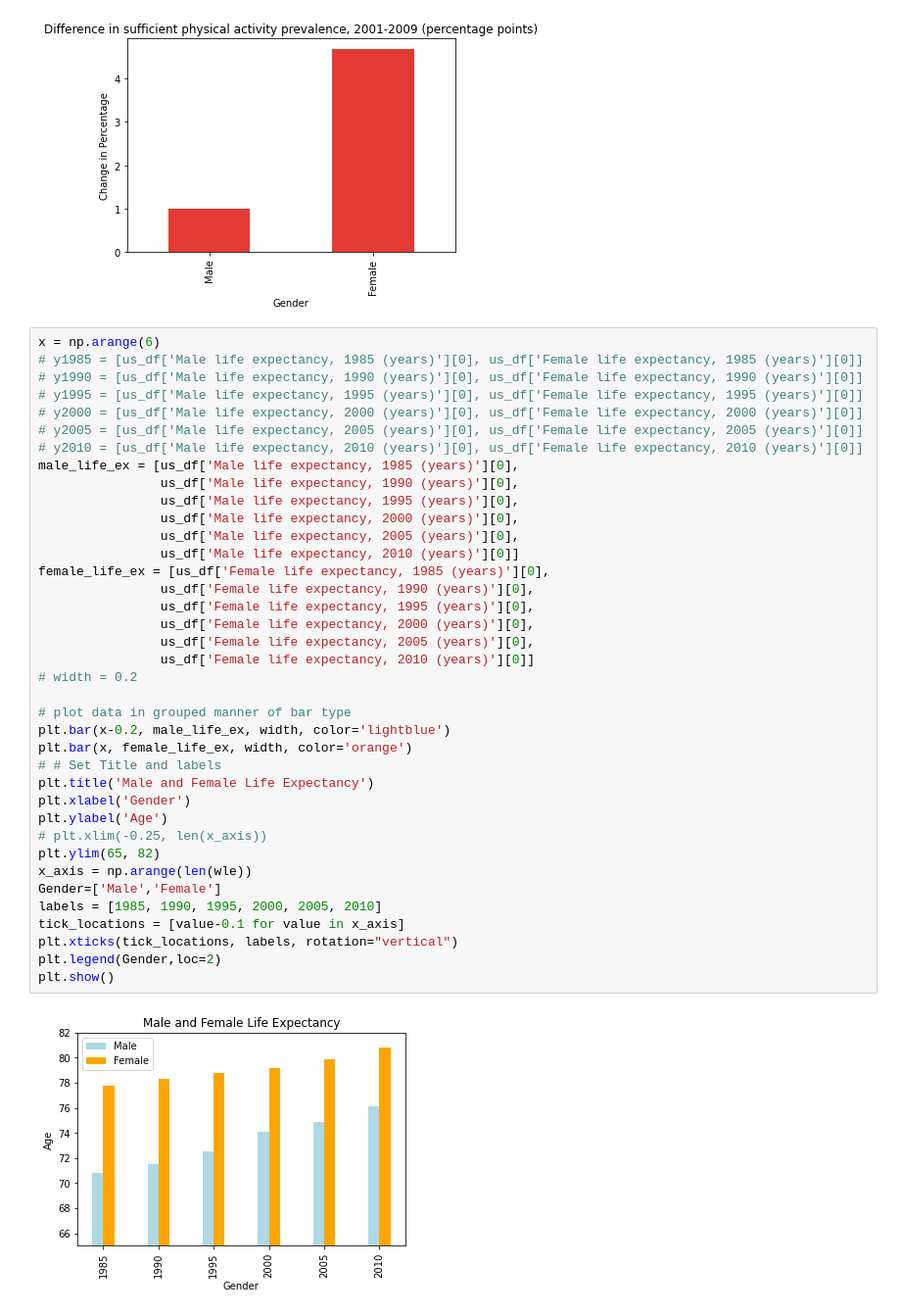
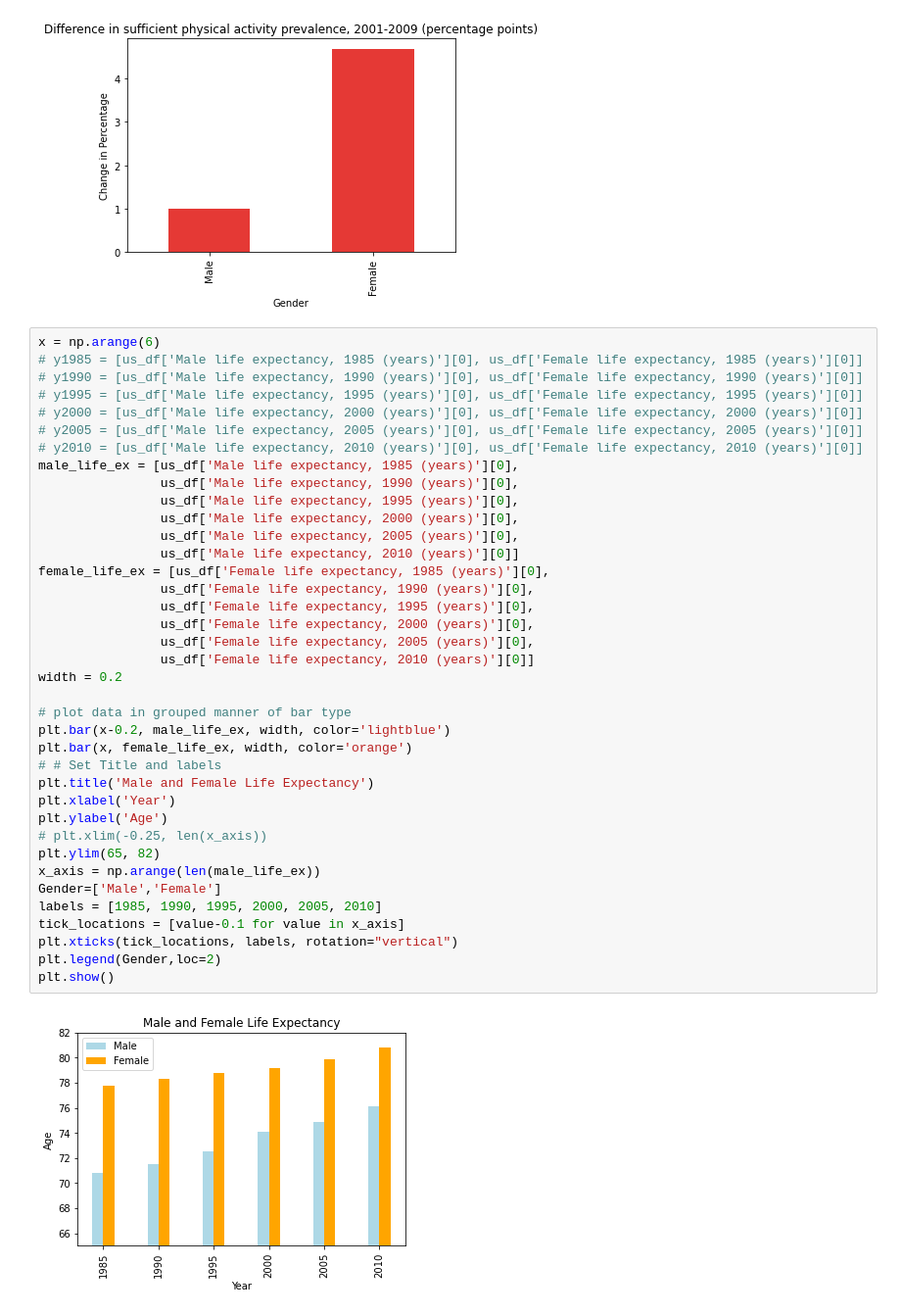
Before and after one commit to Mvillarreal88/State-of-Survival, a Jupyter notebook: Sandbox/Dillon/charts.ipynb, the cells around one changed output. Shown at 98% size. Saved outputs shown, nothing was run; the diff lists cells and outputs as text.

```diff
--- a/Sandbox/Dillon/charts.ipynb
+++ b/Sandbox/Dillon/charts.ipynb
@@ -364,34 +378,34 @@ x = np.arange(6)
 # y2005 = [us_df['Male life expectancy, 2005 (years)'][0], us_df['Female life expectancy, 2005 (years)'][0]]
 # y2010 = [us_df['Male life expectancy, 2010 (years)'][0], us_df['Female life expectancy, 2010 (years)'][0]]
 male_life_ex = [us_df['Male life expectancy, 1985 (years)'][0],
                 us_df['Male life expectancy, 1990 (years)'][0],
                 us_df['Male life expectancy, 1995 (years)'][0],
                 us_df['Male life expectancy, 2000 (years)'][0],
                 us_df['Male life expectancy, 2005 (years)'][0],
                 us_df['Male life expectancy, 2010 (years)'][0]]
 female_life_ex = [us_df['Female life expectancy, 1985 (years)'][0],
                 us_df['Female life expectancy, 1990 (years)'][0],
                 us_df['Female life expectancy, 1995 (years)'][0],
                 us_df['Female life expectancy, 2000 (years)'][0],
                 us_df['Female life expectancy, 2005 (years)'][0],
                 us_df['Female life expectancy, 2010 (years)'][0]]
-# width = 0.2
+width = 0.2
 
 # plot data in grouped manner of bar type
 plt.bar(x-0.2, male_life_ex, width, color='lightblue')
 plt.bar(x, female_life_ex, width, color='orange')
 # # Set Title and labels
 plt.title('Male and Female Life Expectancy')
-plt.xlabel('Gender')
+plt.xlabel('Year')
 plt.ylabel('Age')
 # plt.xlim(-0.25, len(x_axis))
 plt.ylim(65, 82)
-x_axis = np.arange(len(wle))
+x_axis = np.arange(len(male_life_ex))
 Gender=['Male','Female']
 labels = [1985, 1990, 1995, 2000, 2005, 2010]
 tick_locations = [value-0.1 for value in x_axis]
 plt.xticks(tick_locations, labels, rotation="vertical")
 plt.legend(Gender,loc=2)
 plt.show()
 # %% [output]
-[figure, old version]
+[figure, new version]
```
Also changed, not shown: parts of 10 cells of this notebook, 15 other files.
